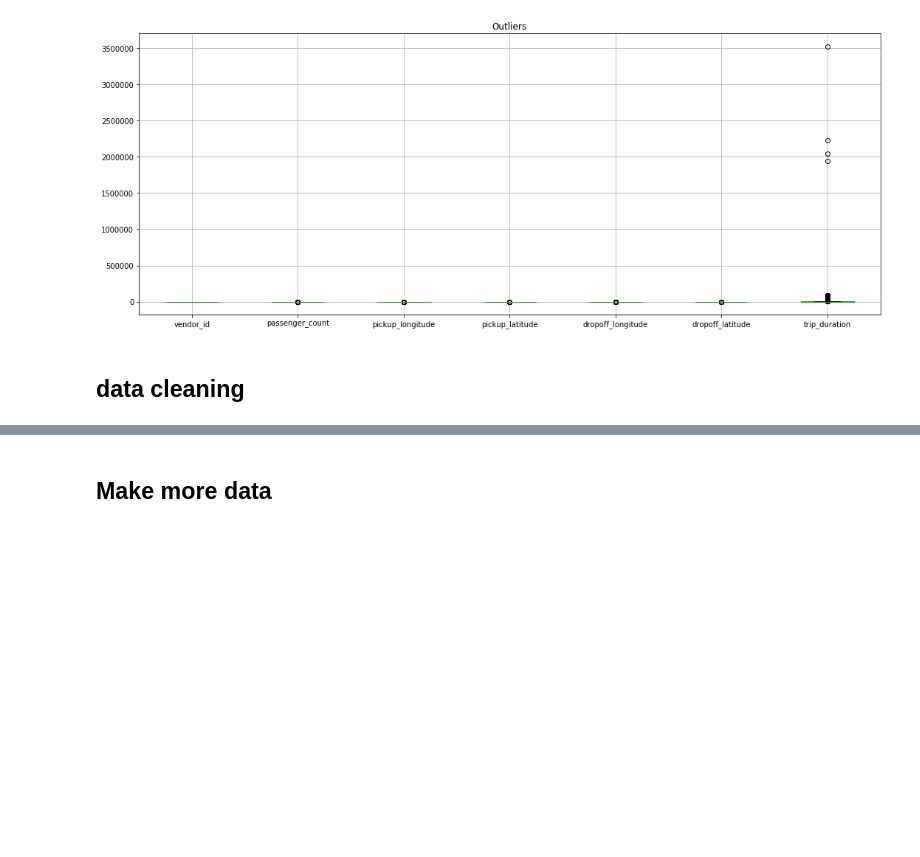
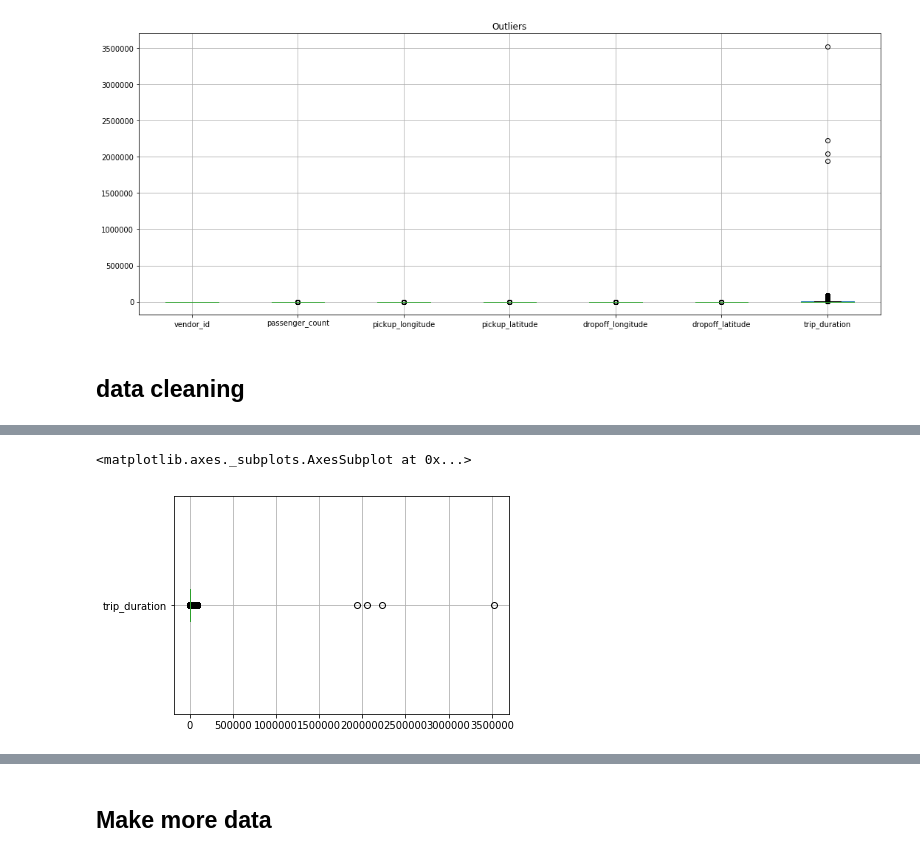
Before and after one commit to darcelvictor/New_York_taxi, a Jupyter notebook: NY_Taxi.ipynb, the cells around one changed output, grey strips where cells are left out. Drawn from its saved outputs; the diff is of its cells as text; code cells hidden in the pictures; blank space fills up the shorter version.

```diff
--- a/NY_Taxi.ipynb
+++ b/NY_Taxi.ipynb
@@ -121,0 +127,5 @@ train.boxplot()
+# %%
+train[['trip_duration']].boxplot(vert=False)
+# %% [output]
+<matplotlib.axes._subplots.AxesSubplot at 0x...>
+[figure, added]
```
Also changed, not shown: parts of 19 cells of this notebook.
